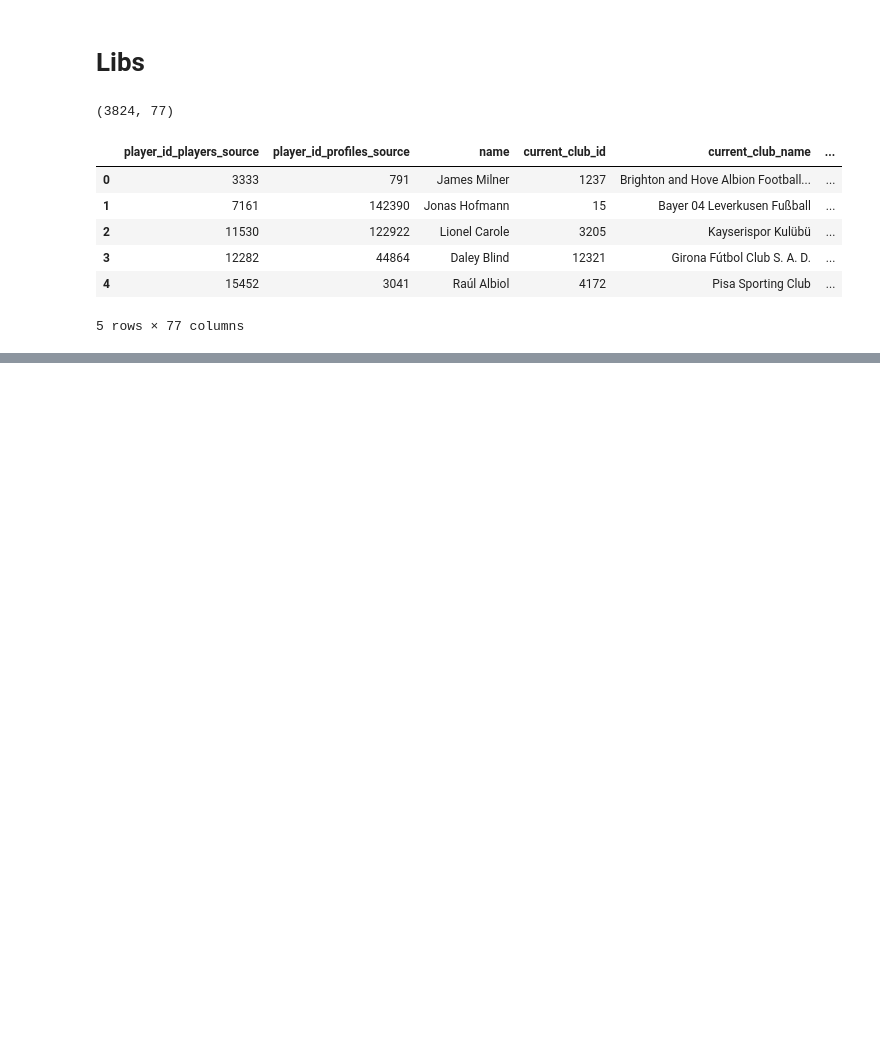
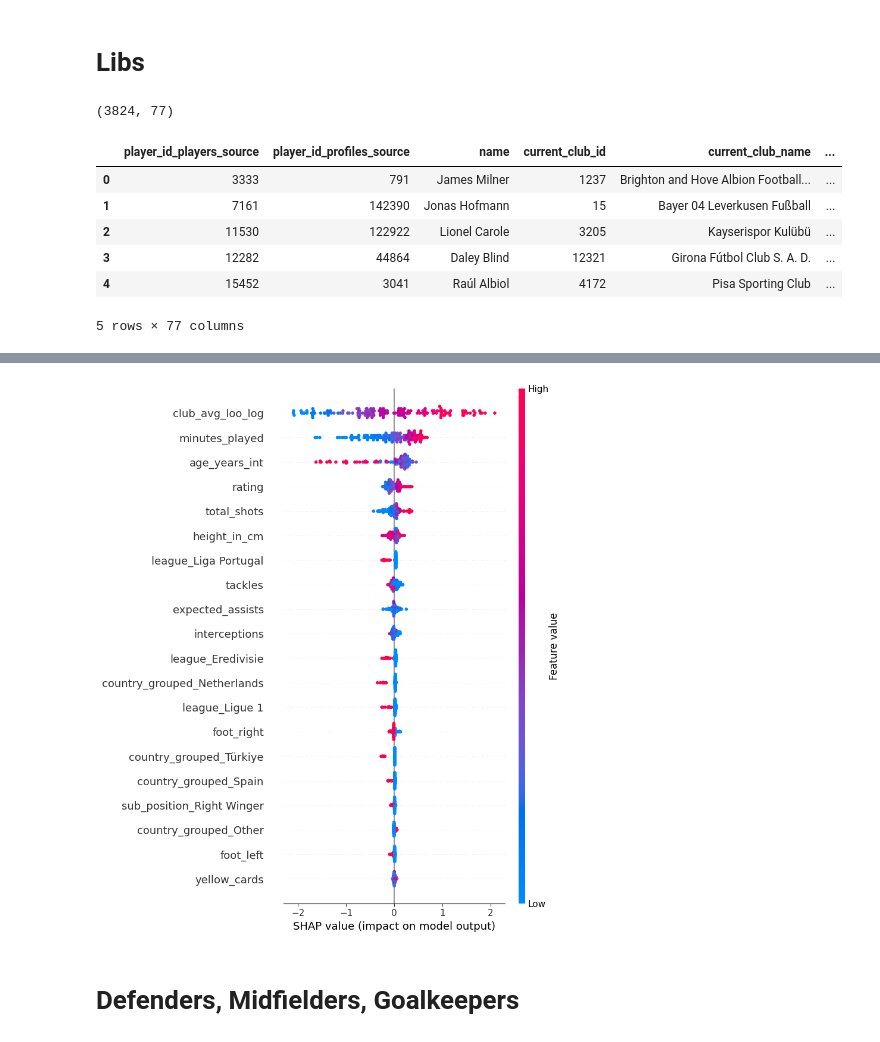
Before and after one commit to v-grigore/aad_2026, a Jupyter notebook: models.ipynb, the cells around one changed output, grey strips where cells are left out. Cells and saved outputs as stored; diff of their text form; code cells hidden in the pictures; blank space fills up the shorter version.

```diff
--- a/models.ipynb
+++ b/models.ipynb
@@ -287,0 +491,5 @@ shap.summary_plot(shap_values, X_test)
+# %%
+df_attackers = df[df["position"] == "Attack"].copy()
+
+print(df_attackers.shape)
+df_attackers[["name", "position", "market_value_in_eur"]].head()
@@ -287,0 +504,13 @@ shap.summary_plot(shap_values, X_test)
+# %%
+X_att, y_att = prepare_features(df_attackers, TARGET, cols_to_drop)
+
+X_train_att, X_val_att, X_test_att, y_train_att, y_val_att, y_test_att = split_data(
+    X_att, y_att,
+    test_size=0.15,
+    val_size=0.15,
+    random_state=42
+)
+
+print("Train:", X_train_att.shape)
+print("Val:", X_val_att.shape)
+print("Test:", X_test_att.shape)
@@ -287,0 +521,10 @@ shap.summary_plot(shap_values, X_test)
+# %%
+study_att = tune_lightgbm(
+    X_train_att, y_train_att,
+    X_val_att, y_val_att,
+    n_trials=50,
+    random_state=42
+)
+
+print("Best RMSE:", study_att.best_value)
+print("Best params:", study_att.best_params)
@@ -287,0 +551,6 @@ shap.summary_plot(shap_values, X_test)
+# %%
+attackers_model, X_train_full_att, y_train_full_att = train_final_lightgbm(
+    X_train_att, y_train_att,
+    X_val_att, y_val_att,
+    study_att.best_params
+)
@@ -287,0 +601,9 @@ shap.summary_plot(shap_values, X_test)
+# %%
+explainer_att, shap_values_att = plot_shap_summary(
+    attackers_model,
+    X_test_att
+)
+# %% [output]
+[figure, added]
+# %% [markdown]
+# Defenders, Midfielders, Goalkeepers
```
Also changed, not shown: parts of 69 cells of this notebook, 1 other file.
